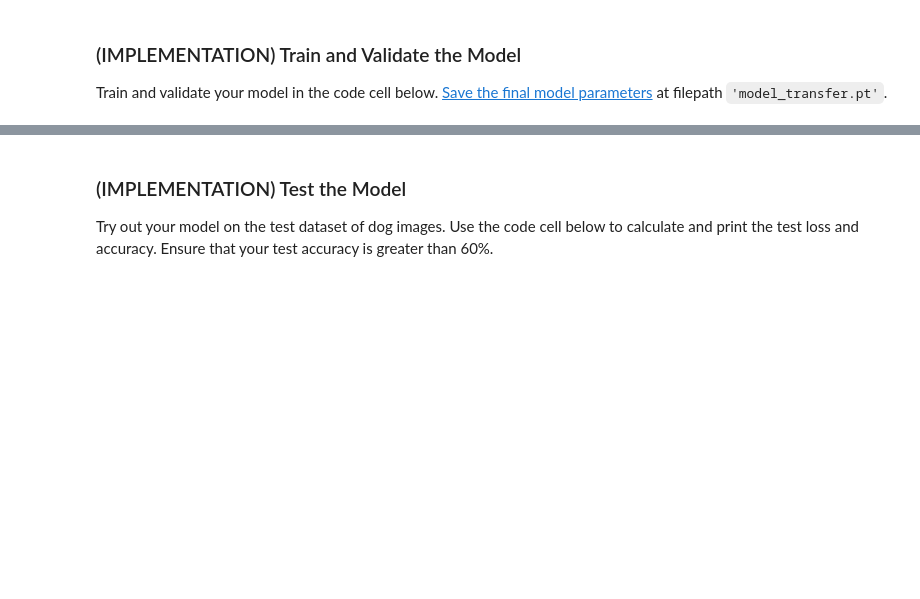
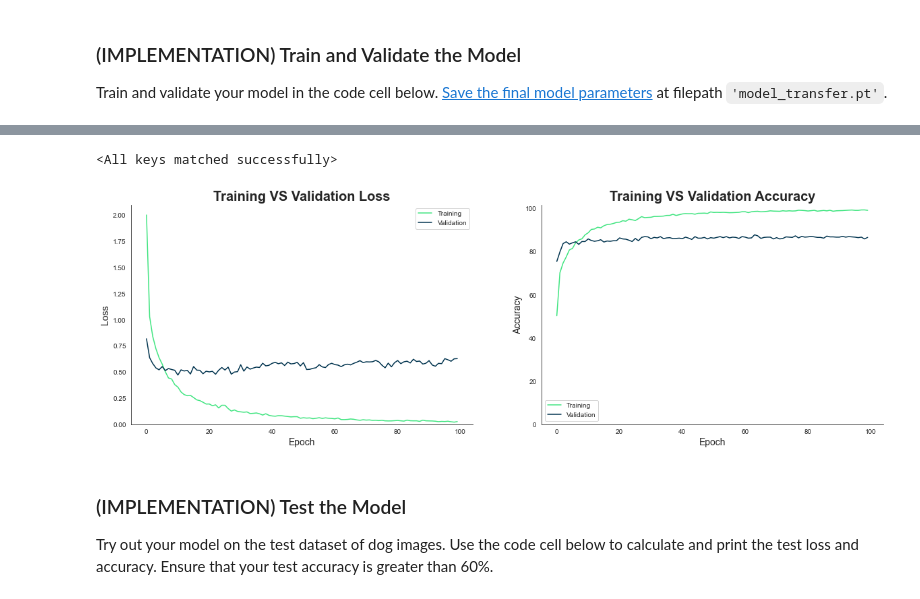
Before and after one commit to ahmed-gharib89/dog-classification, a Jupyter notebook: dog_app.ipynb, the cells around one changed output, grey strips where cells are left out. Cells and saved outputs as stored; diff of their text form; code cells hidden in the pictures; blank space fills up the shorter version.

```diff
--- a/dog_app.ipynb
+++ b/dog_app.ipynb
@@ -652,0 +898,23 @@ if use_cuda:
+# %%
+n_inputs = model_transfer.classifier[6].in_features
+"""model_transfer.classifier = nn.Sequential(nn.Linear(n_inputs, 4096),
+                                          nn.ReLU(),
+                                          nn.Dropout(0.5),
+                                          nn.Linear(4096, 4096),
+                                          nn.ReLU(),
+                                          nn.Dropout(0.5),
+                                          nn.Linear(4096, 133))"""
+
+model_transfer.classifier[6] = nn.Linear(4096, 133)
+# Freeze training for all "features" layers
+for param in model_transfer.features.parameters():
+    param.requires_grad = False
+
+# check if CUDA is available
+use_cuda = torch.cuda.is_available()
+
+# move model to GPU if CUDA is available
+if use_cuda:
+    model_transfer = model_transfer.cuda()
+
+print(model_transfer)
@@ -664,10 +958,18 @@ optimizer_transfer = None
+# %%
+import torch.optim as optim
+criterion_transfer = nn.CrossEntropyLoss()
+optimizer_transfer = optim.SGD(model_transfer.classifier.parameters(), lr= 0.01)
 # %% [markdown]
 ### (IMPLEMENTATION) Train and Validate the Model
 
 Train and validate your model in the code cell below.  [Save the final model parameters](http://pytorch.org/docs/master/notes/serialization.html) at filepath `'model_transfer.pt'`.
 # %%
 # train the model
-model_transfer = # train(n_epochs, loaders_transfer, model_transfer, optimizer_transfer, criterion_transfer, use_cuda, 'model_transfer.pt')
+n_epochs = 100
+
+model_transfer, model_transfer_summary = train(n_epochs, loaders_transfer, model_transfer,
+                       optimizer_transfer, criterion_transfer, use_cuda,
+                       'models/model_transfer.pt', 'models/model_transfer.csv')
 
 # load the model that got the best validation accuracy (uncomment the line below)
-#model_transfer.load_state_dict(torch.load('model_transfer.pt'))
+model_transfer.load_state_dict(torch.load('models/model_transfer.pt'))
@@ -674,3 +995,13 @@ model_transfer = # train(n_epochs, loaders_transfer, model_transfer, optimizer_t
+# %%
+model_transfer, model_transfer_summary = model_transfer
+# %%
+model_transfer.load_state_dict(torch.load('models/model_transfer.pt'))
+# %% [output]
+<All keys matched successfully>
+# %%
+plot_model_summary(model_transfer_summary)
+# %% [output]
+[figure, added]
 # %% [markdown]
 ### (IMPLEMENTATION) Test the Model
 
```
Also changed, not shown: parts of 34 cells of this notebook, 1 other file.
